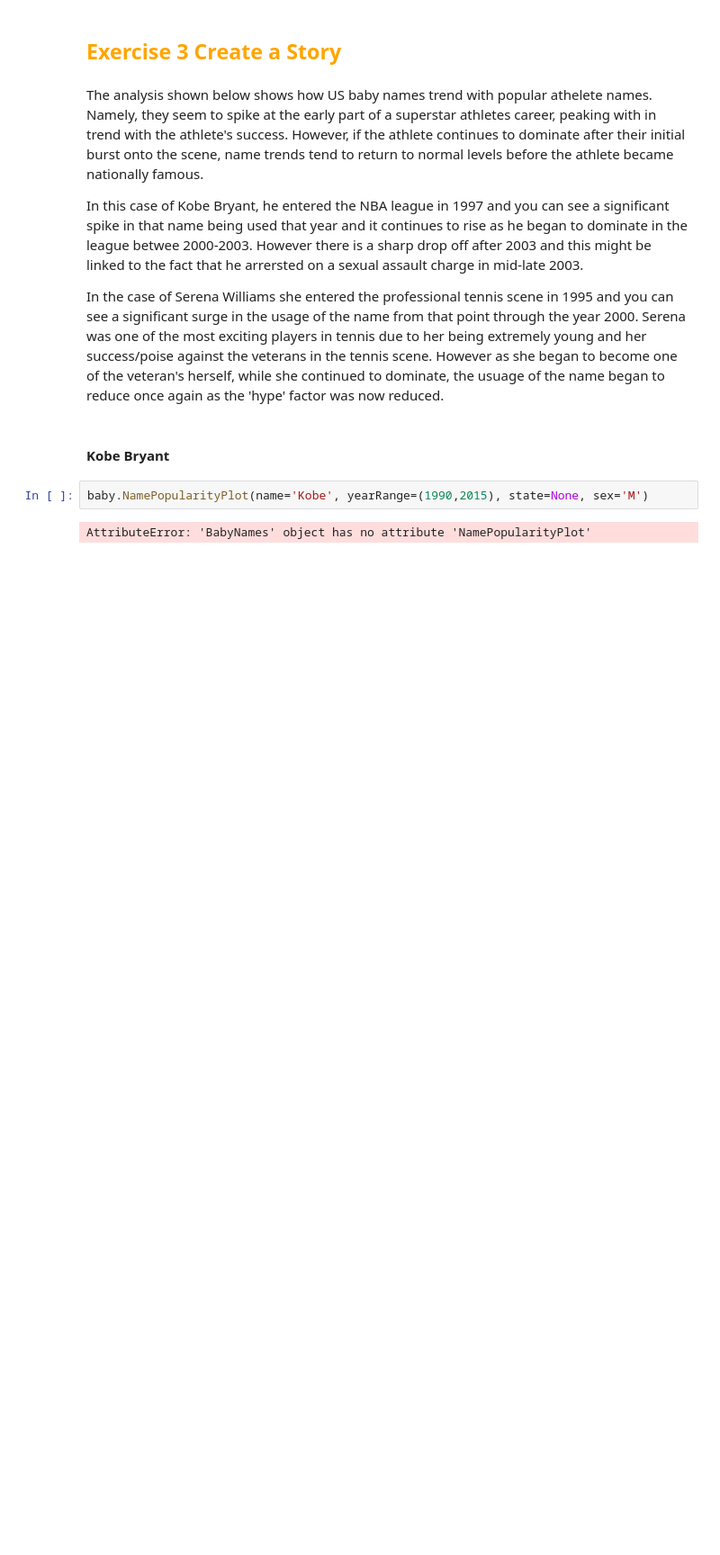
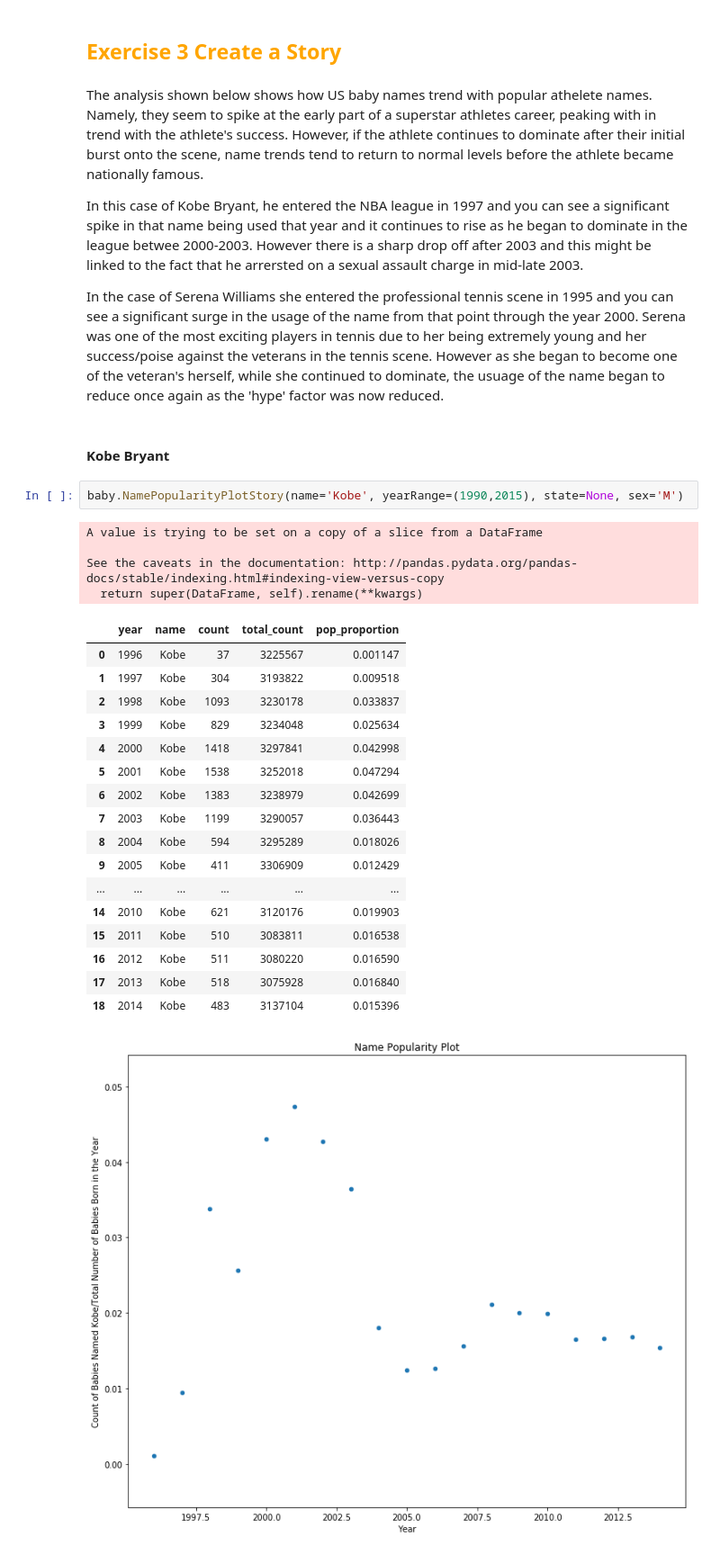
Before and after one commit to pspatel2/msia_401_python_project, a Jupyter notebook: MSiA_422_Project1.ipynb, the cells around one changed output. Shown at 90% size. Cells and saved outputs as stored; diff of their text form; blank space fills up the shorter version.

```diff
--- a/MSiA_422_Project1.ipynb
+++ b/MSiA_422_Project1.ipynb
@@ -484,7 +494,28 @@ In the case of Serena Williams she entered the professional tennis scene in 1995
 # %% [markdown]
 #### Kobe Bryant
 # %%
-baby.NamePopularityPlot(name='Kobe', yearRange=(1990,2015), state=None, sex='M')
+baby.NamePopularityPlotStory(name='Kobe', yearRange=(1990,2015), state=None, sex='M')
 # %% [output]
-AttributeError: 'BabyNames' object has no attribute 'NamePopularityPlot'
+A value is trying to be set on a copy of a slice from a DataFrame
+
+See the caveats in the documentation: http://pandas.pydata.org/pandas-docs/stable/indexing.html#indexing-view-versus-copy
+  return super(DataFrame, self).rename(**kwargs)
+|  | year | name | count | total_count | pop_proportion |
+| 0 | 1996 | Kobe | 37 | 3225567 | 0.001147 |
+| 1 | 1997 | Kobe | 304 | 3193822 | 0.009518 |
+| 2 | 1998 | Kobe | 1093 | 3230178 | 0.033837 |
+| 3 | 1999 | Kobe | 829 | 3234048 | 0.025634 |
+| 4 | 2000 | Kobe | 1418 | 3297841 | 0.042998 |
+| 5 | 2001 | Kobe | 1538 | 3252018 | 0.047294 |
+| 6 | 2002 | Kobe | 1383 | 3238979 | 0.042699 |
+| 7 | 2003 | Kobe | 1199 | 3290057 | 0.036443 |
+| 8 | 2004 | Kobe | 594 | 3295289 | 0.018026 |
+| 9 | 2005 | Kobe | 411 | 3306909 | 0.012429 |
+| ... | ... | ... | ... | ... | ... |
+| 14 | 2010 | Kobe | 621 | 3120176 | 0.019903 |
+| 15 | 2011 | Kobe | 510 | 3083811 | 0.016538 |
+| 16 | 2012 | Kobe | 511 | 3080220 | 0.016590 |
+| 17 | 2013 | Kobe | 518 | 3075928 | 0.016840 |
+| 18 | 2014 | Kobe | 483 | 3137104 | 0.015396 |
+[figure, added]
 # %%
```
Also changed, not shown: parts of 85 cells of this notebook.
